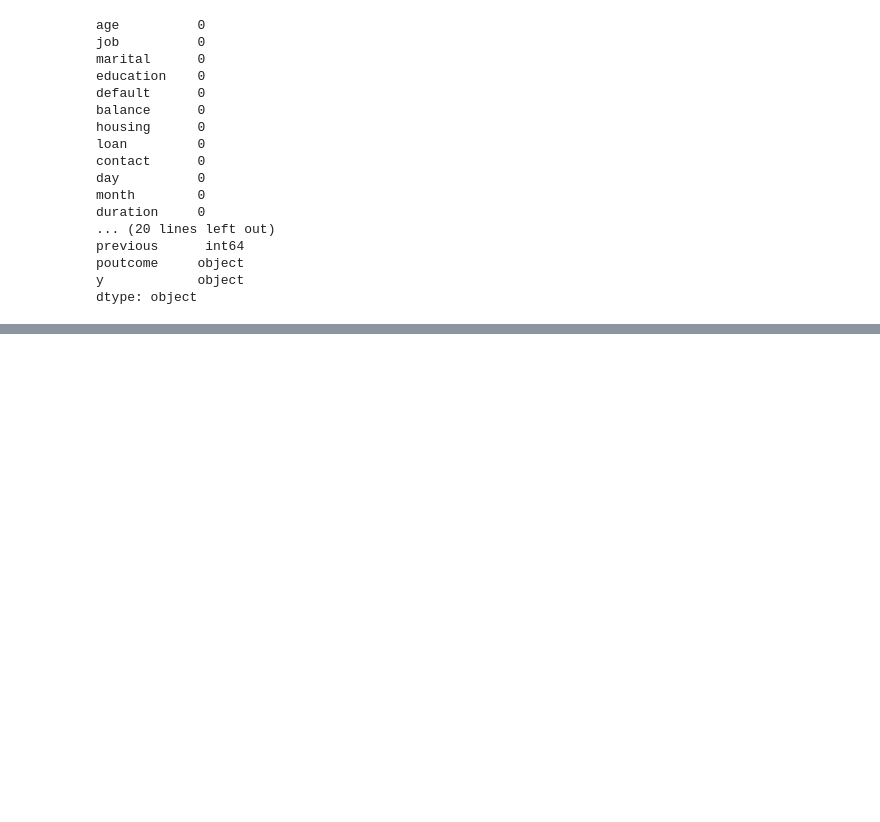
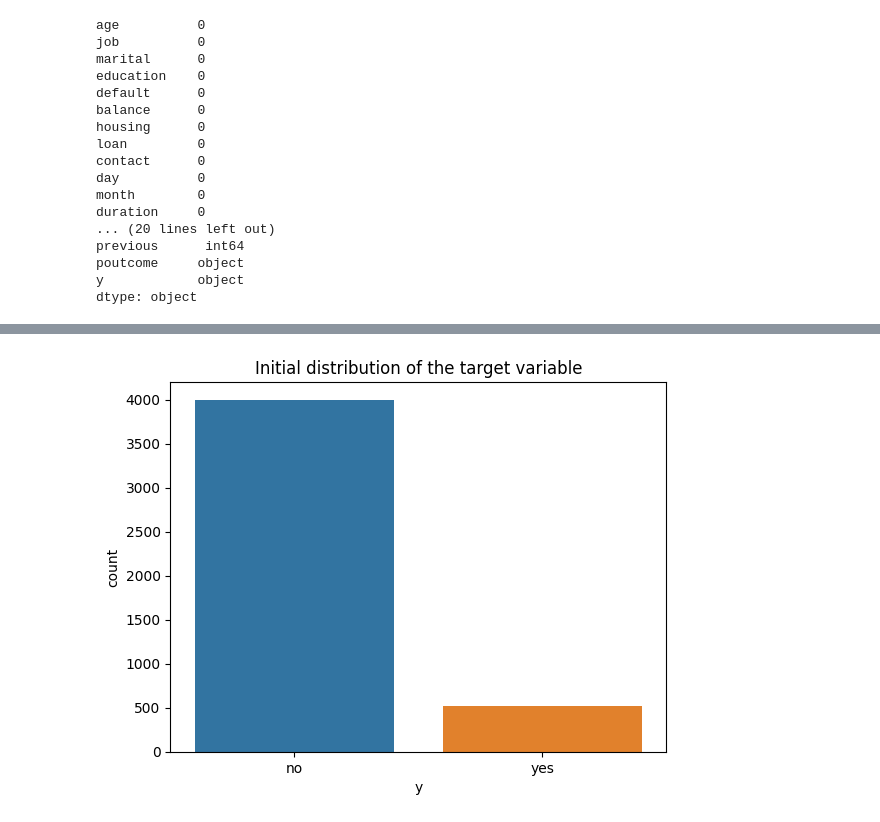
Before and after one commit to GichuriNdungu/alu-machine_learning, a Jupyter notebook: supervised_learning/afri_score/notebook.ipynb, the cells around one changed output, grey strips where cells are left out. Cells and saved outputs as stored; diff of their text form; code cells hidden in the pictures; blank space fills up the shorter version.

```diff
--- a/supervised_learning/afri_score/notebook.ipynb
+++ b/supervised_learning/afri_score/notebook.ipynb
@@ -82,0 +102,7 @@ plt.show()
+# %%
+# get the current distribution of the target variable (y)
+sns.countplot(x='y', data=data)
+plt.title('Initial distribution of the target variable')
+plt.show()
+# %% [output]
+[figure, added]
```
Also changed, not shown: parts of 13 cells of this notebook.
